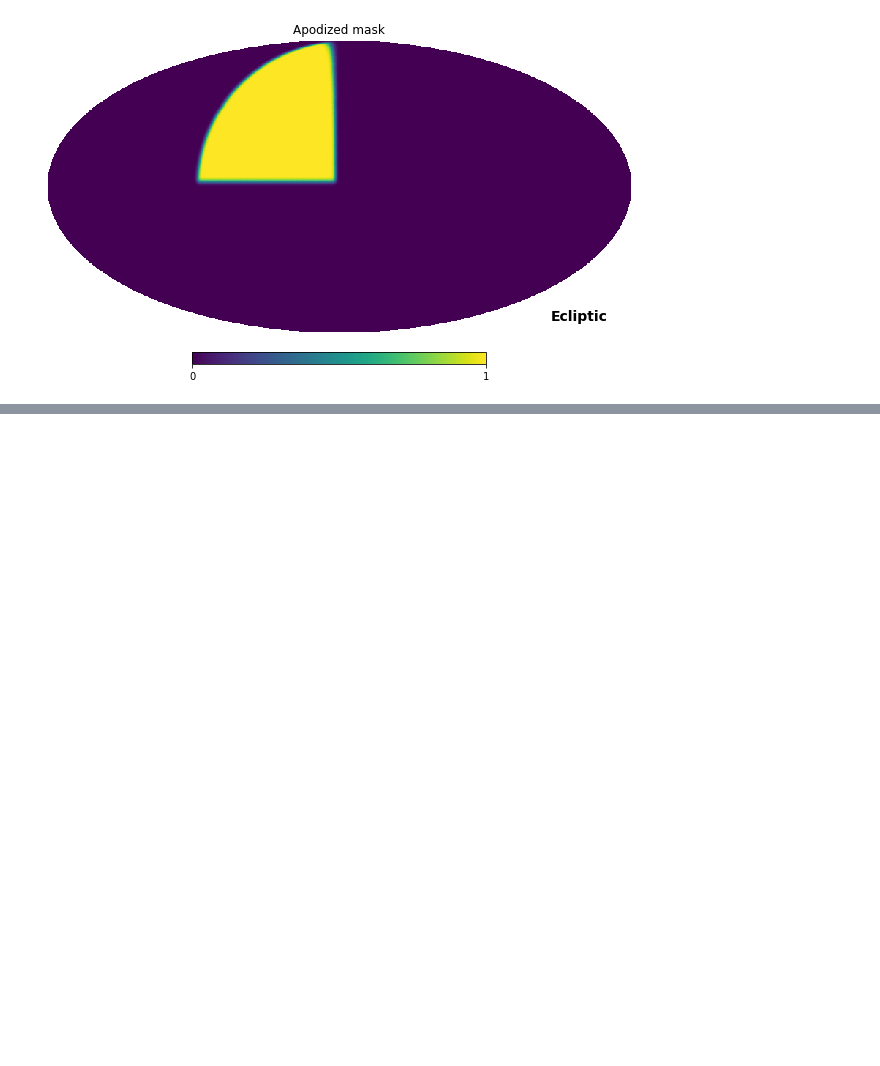
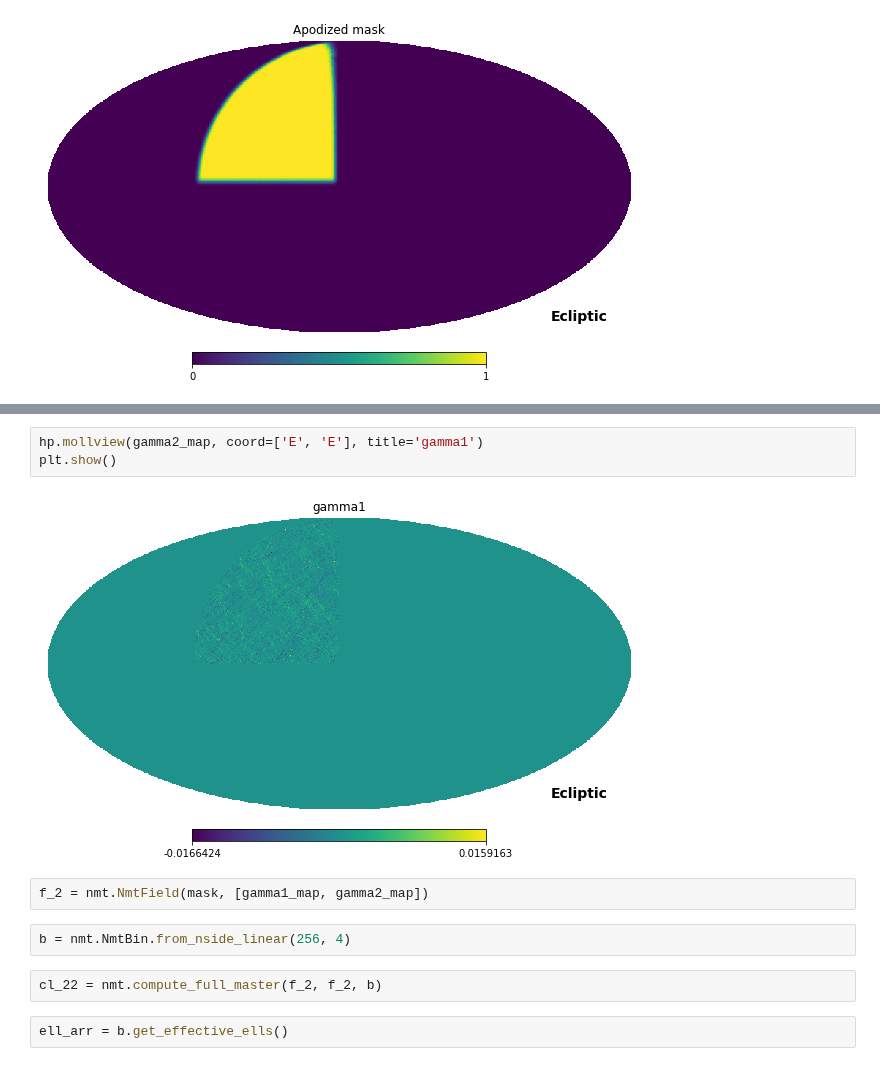
Before and after one commit to LSSTDESC/SkySim5000_IA_infusion, a Jupyter notebook: NaMaster.ipynb, the cells around one changed output, grey strips where cells are left out. Cells and saved outputs as stored; diff of their text form; blank space fills up the shorter version.

```diff
--- a/NaMaster.ipynb
+++ b/NaMaster.ipynb
@@ -46,0 +46,13 @@ Table length=1113829
+# %%
+hp.mollview(gamma2_map, coord=['E', 'E'], title='gamma1')
+plt.show()
+# %% [output]
+[figure, added]
+# %%
+f_2 = nmt.NmtField(mask, [gamma1_map, gamma2_map])
+# %%
+b = nmt.NmtBin.from_nside_linear(256, 4)
+# %%
+cl_22 = nmt.compute_full_master(f_2, f_2, b)
+# %%
+ell_arr = b.get_effective_ells()
```
Also changed, not shown: parts of 11 cells of this notebook.
